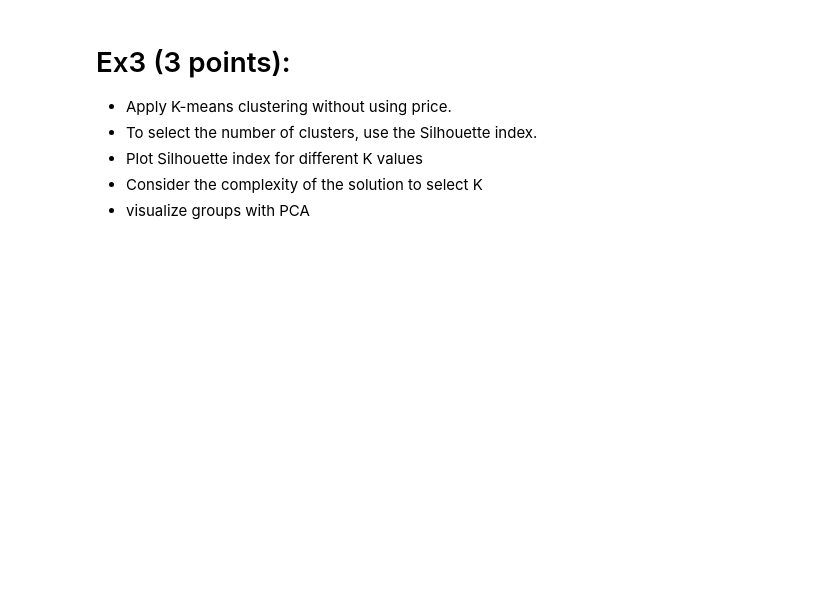
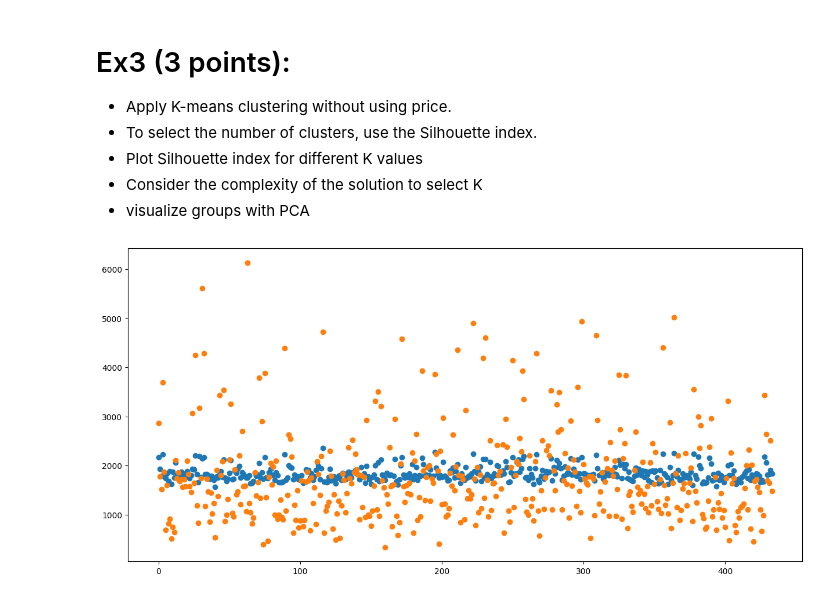
Before and after one commit to moisesbritez92/Python_examen_Tecnun, a Jupyter notebook: Examen_2024_Enunciado.ipynb, the cells around one changed output. Drawn from its saved outputs; the diff is of its cells as text; code cells hidden in the pictures; blank space fills up the shorter version.

```diff
--- a/Examen_2024_Enunciado.ipynb
+++ b/Examen_2024_Enunciado.ipynb
@@ -77,0 +48,7 @@ df2
+# %%
+nrow = len(df)
+pct_nas = (df.isna().sum() / nrow) * 100
+dr_col = pct_nas[pct_nas >25]
+dr_2 = list(dr_col.index)
+df_clean = df.drop(dr_2, axis=1)
+df_clean = df_clean.dropna(axis=0)
@@ -129,0 +96,24 @@ Number of features with ElasticNet:  13
+# %%
+Y = df_clean['price_eur'].values
+X = df_clean.drop(columns='price_eur', axis = 1).values
+
+from sklearn.preprocessing import OneHotEncoder
+encoder = OneHotEncoder()
+X_encode = encoder.fit_transform(X)
+columnas_nuevas = encoder.get_feature_names_out()
+
+# Convertir matriz sparse a densa
+X_encode_dense = X_encode.toarray()
+
+X_train, X_test, y_train, y_test = train_test_split(X_encode_dense, Y, test_size=0.8, random_state=42)
+
+# Escalar los datos
+scaler = StandardScaler()
+X_train_scaled = scaler.fit_transform(X_train)  # ajusta y transforma train
+X_test_scaled = scaler.transform(X_test)        # solo transforma test
+# %%
+modelo = ElasticNetCV(cv=5,
+             random_state=42
+
+)
+modelo.fit(X_train_scaled, y_train)
@@ -129,0 +122,4 @@ Number of features with ElasticNet:  13
+# %%
+y_pred = modelo.predict(X_test)
+
+explained_variance_score(y_test, y_pred)
@@ -135,3 +133,10 @@ Number of features with ElasticNet:  13
 - Plot Silhouette index for different K values
 - Consider the complexity of the solution to select K
 - visualize groups with PCA
+# %%
+plt.subplots(figsize= (15,7))
+plt.scatter(range(len(y_pred)), y_pred)
+plt.scatter(range(len(y_pred)), y_test)
+plt.show()
+# %% [output]
+[figure, added]
```
Also changed, not shown: parts of 13 cells of this notebook, 8 other files.
